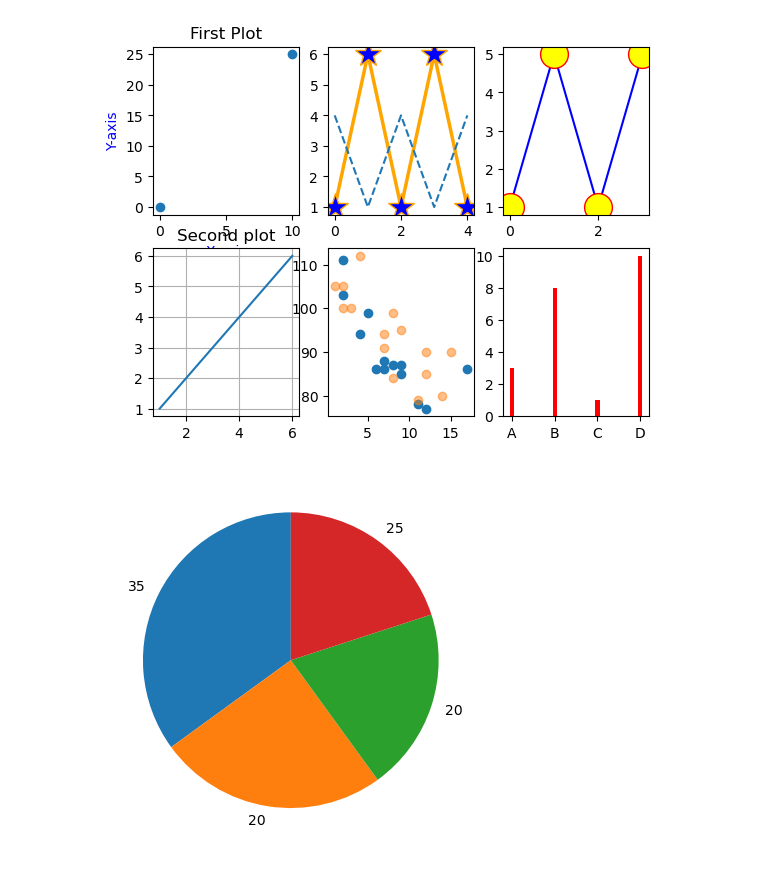
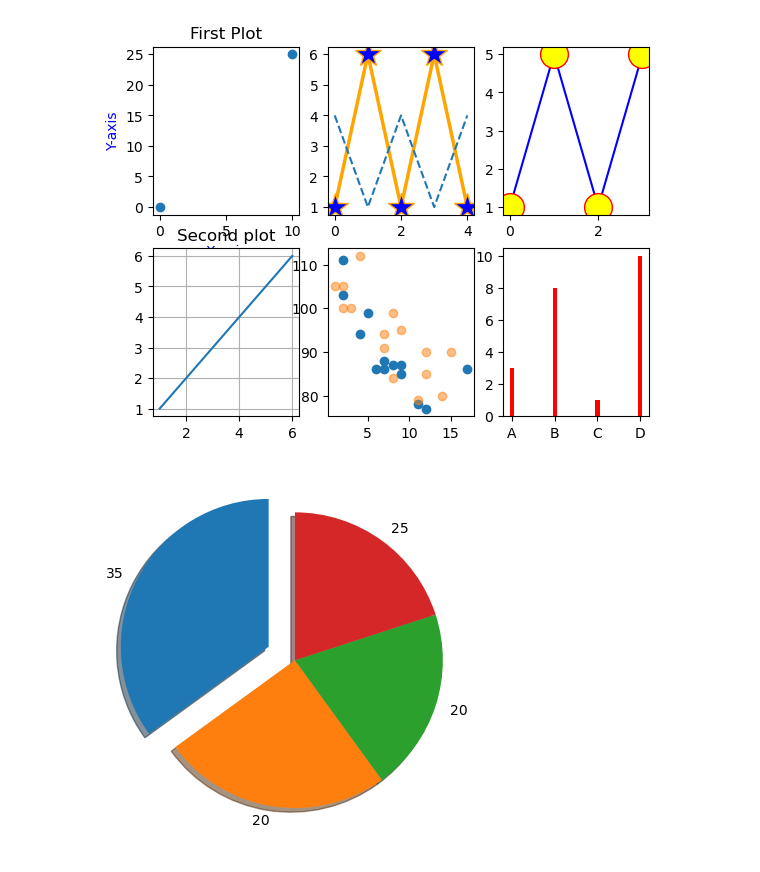
Before and after one commit to mshifanpp/Data-science, a Jupyter notebook: Program3.ipynb, the cells around one changed output. Drawn from its saved outputs; the diff is of its cells as text; code cells hidden in the pictures.

```diff
--- a/Program3.ipynb
+++ b/Program3.ipynb
@@ -50,9 +50,10 @@ plt.show()
 # %%
 import matplotlib.pyplot as plt
 import numpy as np
 y = np.array([35, 25, 20, 20])
 mylabels = ["35", "20", "20", "25"]
-plt.pie(y, labels = mylabels,startangle = 90)
+myexplode = [0.2, 0, 0, 0]
+plt.pie(y, labels = mylabels,startangle = 90,explode = myexplode, shadow = True)
 plt.show()
 # %% [output]
-[figure, old version]
+[figure, new version]
```
